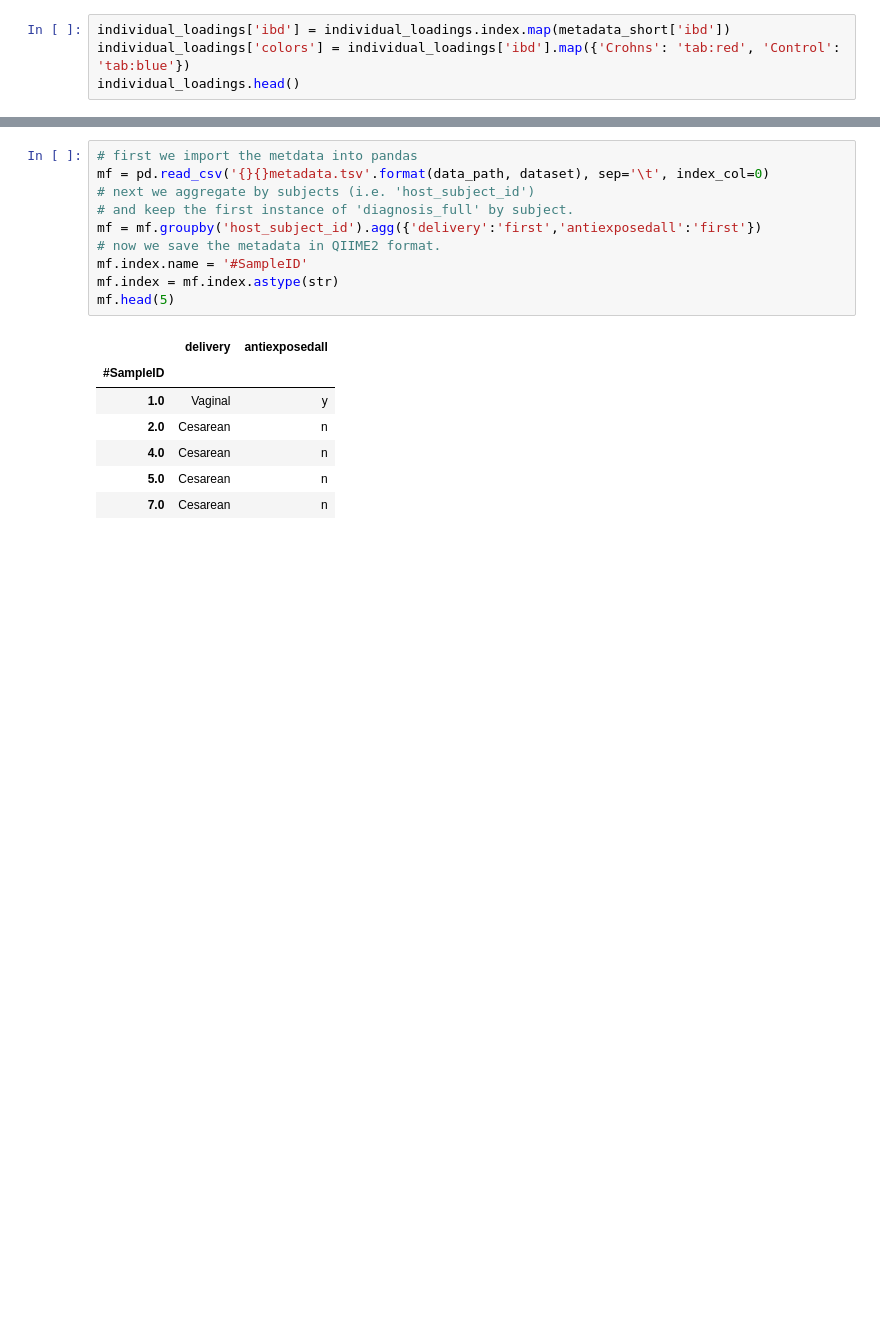
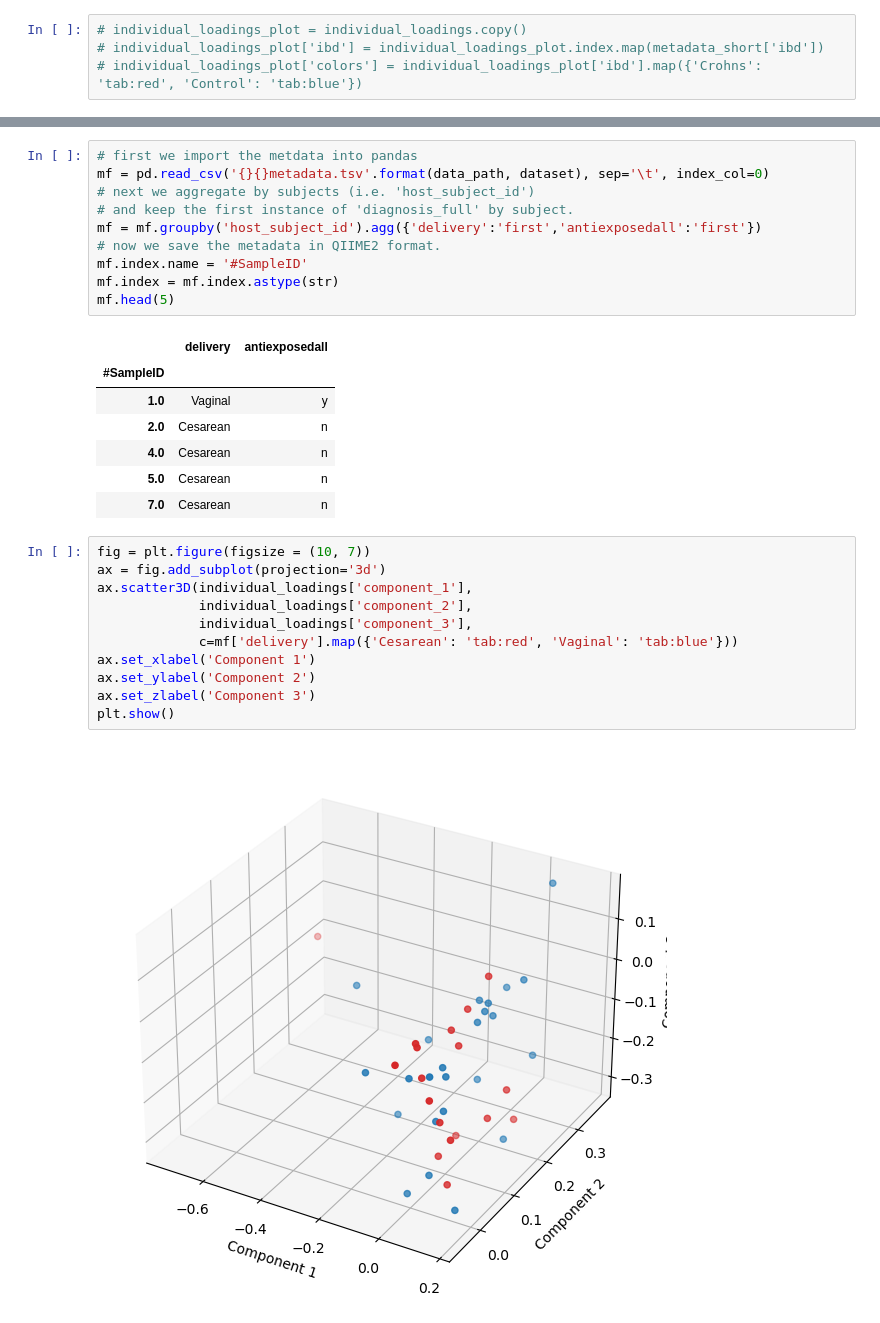
Before and after one commit to Biacordazzo/bia_gemelli, a Jupyter notebook: gemelli/joint_ctf.ipynb, the cells around one changed output, grey strips where cells are left out. Drawn from its saved outputs; the diff is of its cells as text; blank space fills up the shorter version.

```diff
--- a/gemelli/joint_ctf.ipynb
+++ b/gemelli/joint_ctf.ipynb
@@ -1286,5 +1295,5 @@ metadata_short.head()
 # %%
-individual_loadings['ibd'] = individual_loadings.index.map(metadata_short['ibd'])
-individual_loadings['colors'] = individual_loadings['ibd'].map({'Crohns': 'tab:red', 'Control': 'tab:blue'})
-individual_loadings.head()
+# individual_loadings_plot = individual_loadings.copy()
+# individual_loadings_plot['ibd'] = individual_loadings_plot.index.map(metadata_short['ibd'])
+# individual_loadings_plot['colors'] = individual_loadings_plot['ibd'].map({'Crohns': 'tab:red', 'Control': 'tab:blue'})
 # %%
@@ -1430,3 +1555,16 @@ mf.head(5)
 | 4.0 | Cesarean | n |
 | 5.0 | Cesarean | n |
 | 7.0 | Cesarean | n |
+# %%
+fig = plt.figure(figsize = (10, 7))
+ax = fig.add_subplot(projection='3d')
+ax.scatter3D(individual_loadings['component_1'],
+             individual_loadings['component_2'],
+             individual_loadings['component_3'],
+             c=mf['delivery'].map({'Cesarean': 'tab:red', 'Vaginal': 'tab:blue'}))
+ax.set_xlabel('Component 1')
+ax.set_ylabel('Component 2')
+ax.set_zlabel('Component 3')
+plt.show()
+# %% [output]
+[figure, added]
```
Also changed, not shown: parts of 27 cells of this notebook, 1 other file.
